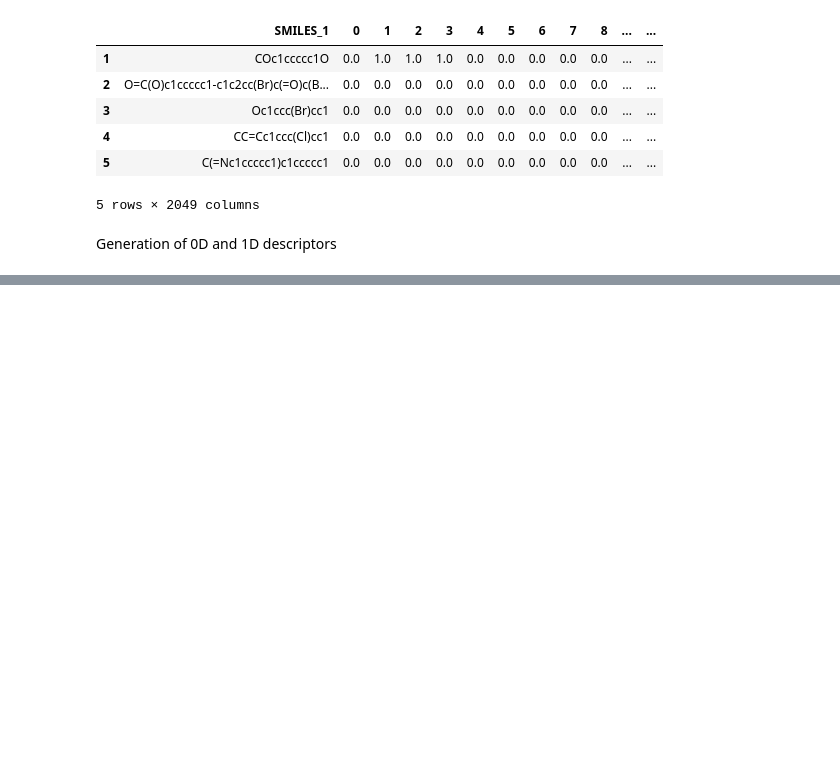
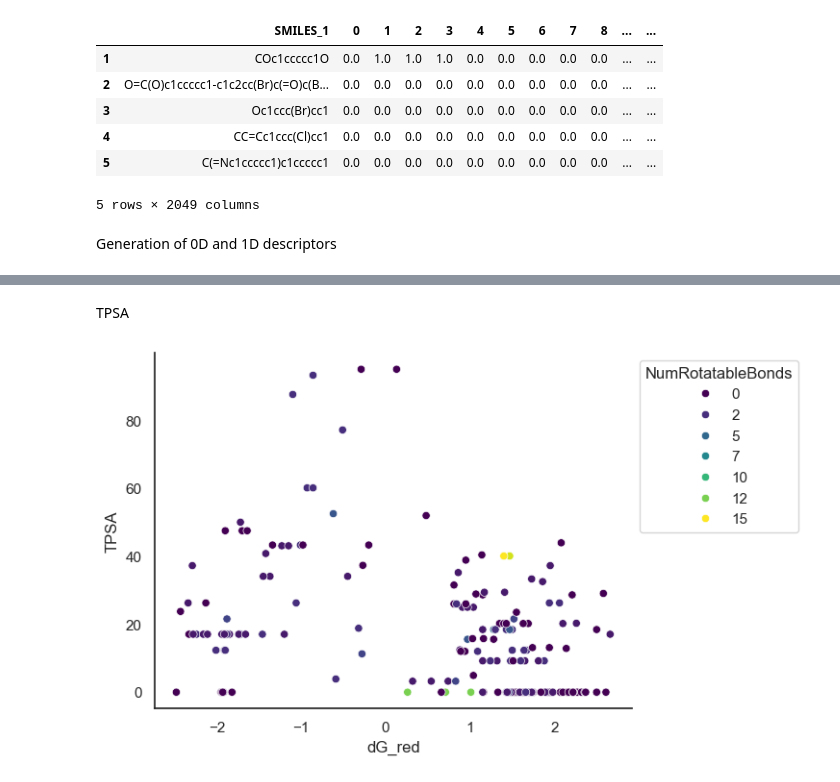
Before and after one commit to igmure/Redox_pred, a Jupyter notebook: VALUES_SMILES.ipynb, the cells around one changed output, grey strips where cells are left out. Cells and saved outputs as stored; diff of their text form; code cells hidden in the pictures; blank space fills up the shorter version.

```diff
--- a/VALUES_SMILES.ipynb
+++ b/VALUES_SMILES.ipynb
@@ -227,0 +236,15 @@ sns.despine()
+# %% [markdown]
+TPSA
+# %%
+sns.set_style('white') # Try 'darkgrid', 'whitegrid', 'dark', 'white', 'ticks'
+sns.set_context('notebook') # Try 'paper', 'poster', 'notebook' and see how it changes the looks
+
+#plt.yscale('log')
+#plt.xscale('linear')
+ax = sns.scatterplot(data=output_data, x='dG_red', y='TPSA', hue='NumRotatableBonds',
+                      legend='brief', palette='viridis')
+sns.move_legend(ax, "upper left", bbox_to_anchor=(1, 1))
+
+sns.despine()
+# %% [output]
+[figure, added]
```
Also changed, not shown: parts of 12 cells of this notebook.
